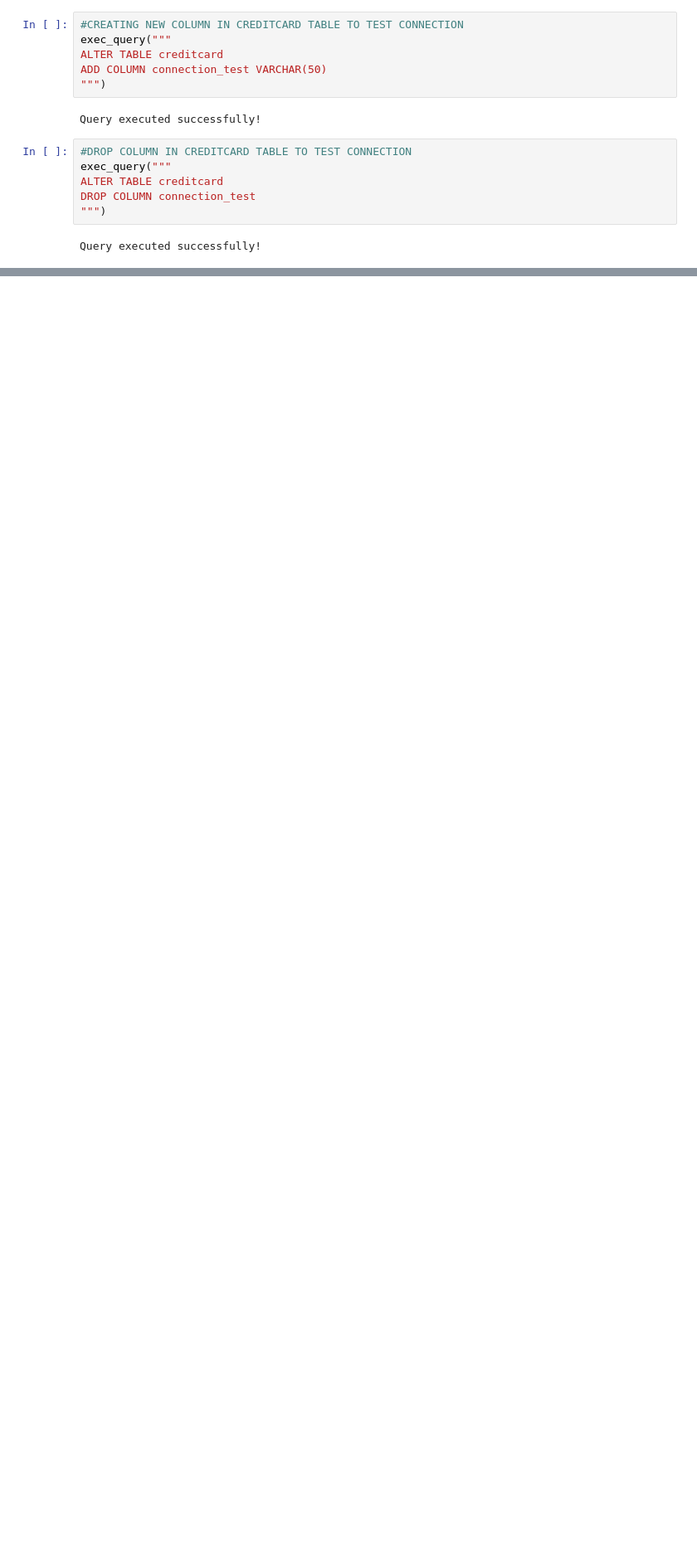
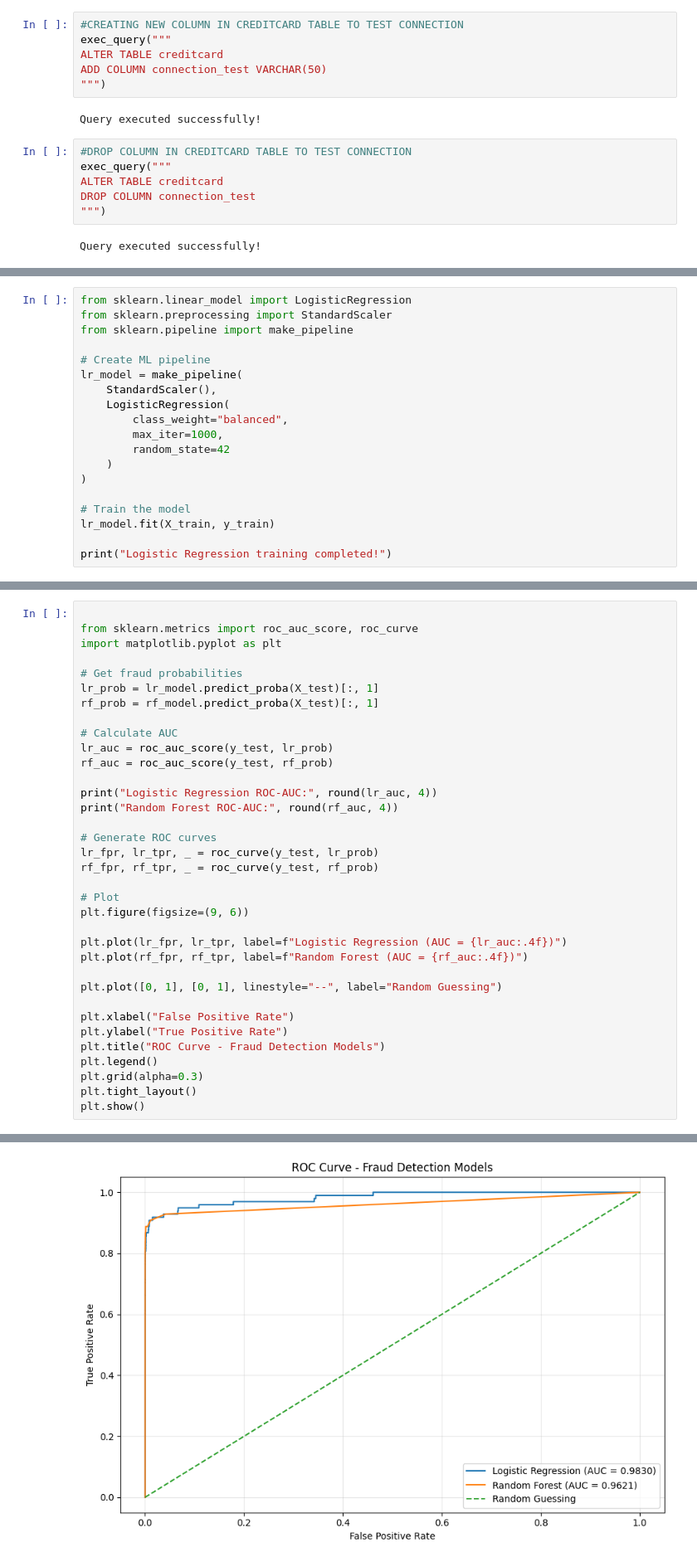
Before and after one commit to Sibiart/Fraud-Detection-Streaming-Analytics, a Jupyter notebook: Python/Fraud_Exploration.ipynb, the cells around one changed output, grey strips where cells are left out. Shown at 83% size. Drawn from its saved outputs; the diff is of its cells as text; blank space fills up the shorter version.

```diff
--- a/Python/Fraud_Exploration.ipynb
+++ b/Python/Fraud_Exploration.ipynb
@@ -766,0 +773,19 @@ Query executed successfully!
+# %%
+from sklearn.linear_model import LogisticRegression
+from sklearn.preprocessing import StandardScaler
+from sklearn.pipeline import make_pipeline
+
+# Create ML pipeline
+lr_model = make_pipeline(
+    StandardScaler(),
+    LogisticRegression(
+        class_weight="balanced",
+        max_iter=1000,
+        random_state=42
+    )
+)
+
+# Train the model
+lr_model.fit(X_train, y_train)
+
+print("Logistic Regression training completed!")
@@ -766,0 +1022,36 @@ Query executed successfully!
+# %%
+
+from sklearn.metrics import roc_auc_score, roc_curve
+import matplotlib.pyplot as plt
+
+# Get fraud probabilities
+lr_prob = lr_model.predict_proba(X_test)[:, 1]
+rf_prob = rf_model.predict_proba(X_test)[:, 1]
+
+# Calculate AUC
+lr_auc = roc_auc_score(y_test, lr_prob)
+rf_auc = roc_auc_score(y_test, rf_prob)
+
+print("Logistic Regression ROC-AUC:", round(lr_auc, 4))
+print("Random Forest ROC-AUC:", round(rf_auc, 4))
+
+# Generate ROC curves
+lr_fpr, lr_tpr, _ = roc_curve(y_test, lr_prob)
+rf_fpr, rf_tpr, _ = roc_curve(y_test, rf_prob)
+
+# Plot
+plt.figure(figsize=(9, 6))
+
+plt.plot(lr_fpr, lr_tpr, label=f"Logistic Regression (AUC = {lr_auc:.4f})")
+plt.plot(rf_fpr, rf_tpr, label=f"Random Forest (AUC = {rf_auc:.4f})")
+
+plt.plot([0, 1], [0, 1], linestyle="--", label="Random Guessing")
+
+plt.xlabel("False Positive Rate")
+plt.ylabel("True Positive Rate")
+plt.title("ROC Curve - Fraud Detection Models")
+plt.legend()
+plt.grid(alpha=0.3)
+plt.tight_layout()
+plt.show()
+# %% [output]
@@ -766,0 +1060 @@ Query executed successfully!
+[figure, added]
```
Also changed, not shown: parts of 58 cells of this notebook, 4 other files.
